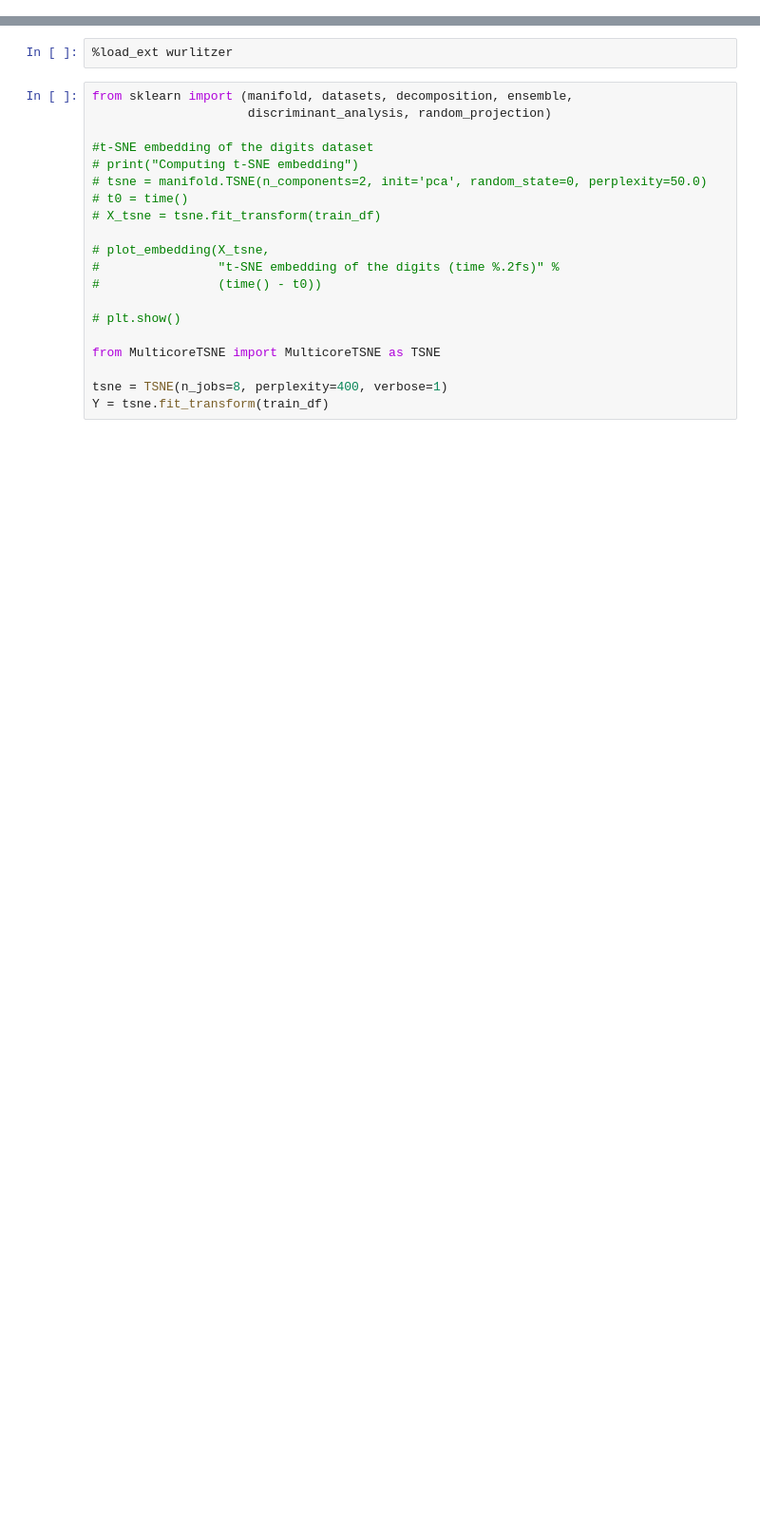
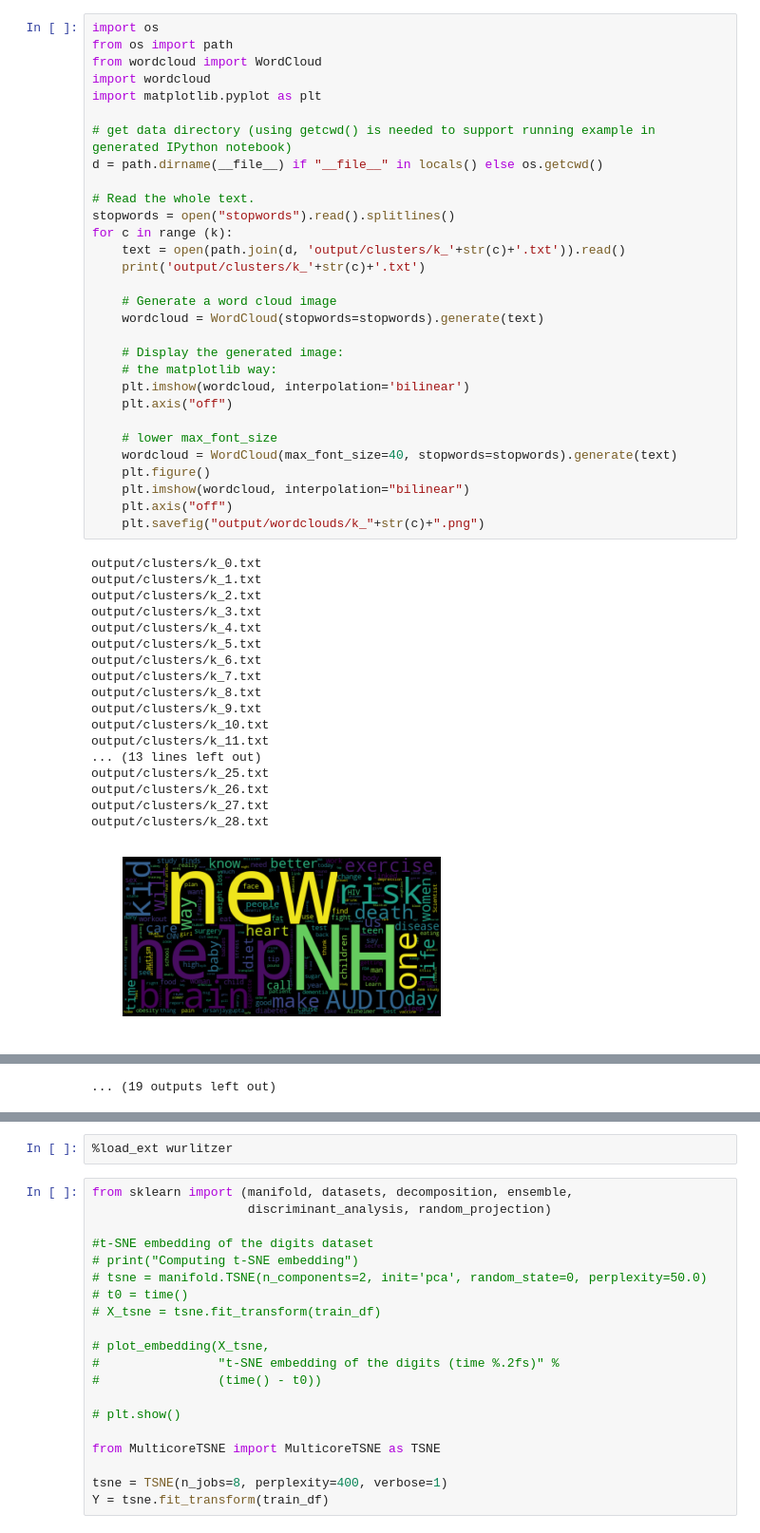
Before and after one commit to CarolCuba/ML-Project3, a Jupyter notebook: k-means.ipynb, the cells around one changed output, grey strips where cells are left out. Shown at 95% size. Cells and saved outputs as stored; diff of their text form; blank space fills up the shorter version.

```diff
--- a/k-means.ipynb
+++ b/k-means.ipynb
@@ -166,0 +189,49 @@ for k in range (1, 100,10):
+# %%
+import os
+from os import path
+from wordcloud import WordCloud
+import wordcloud
+import matplotlib.pyplot as plt
+
+# get data directory (using getcwd() is needed to support running example in generated IPython notebook)
+d = path.dirname(__file__) if "__file__" in locals() else os.getcwd()
+
+# Read the whole text.
+stopwords = open("stopwords").read().splitlines()
+for c in range (k):
+    text = open(path.join(d, 'output/clusters/k_'+str(c)+'.txt')).read()
+    print('output/clusters/k_'+str(c)+'.txt')
+
+    # Generate a word cloud image
+    wordcloud = WordCloud(stopwords=stopwords).generate(text)
+
+    # Display the generated image:
+    # the matplotlib way:
+    plt.imshow(wordcloud, interpolation='bilinear')
+    plt.axis("off")
+
+    # lower max_font_size
+    wordcloud = WordCloud(max_font_size=40, stopwords=stopwords).generate(text)
+    plt.figure()
+    plt.imshow(wordcloud, interpolation="bilinear")
+    plt.axis("off")
+    plt.savefig("output/wordclouds/k_"+str(c)+".png")
+# %% [output]
+output/clusters/k_0.txt
+output/clusters/k_1.txt
+output/clusters/k_2.txt
+output/clusters/k_3.txt
+output/clusters/k_4.txt
+output/clusters/k_5.txt
+output/clusters/k_6.txt
+output/clusters/k_7.txt
+output/clusters/k_8.txt
+output/clusters/k_9.txt
+output/clusters/k_10.txt
+output/clusters/k_11.txt
+... (13 lines left out)
+output/clusters/k_25.txt
+output/clusters/k_26.txt
+output/clusters/k_27.txt
+output/clusters/k_28.txt
+[figure, added]
@@ -166,0 +248 @@ for k in range (1, 100,10):
+... (19 outputs left out)
```
Also changed, not shown: parts of 14 cells of this notebook, 13 other files.
